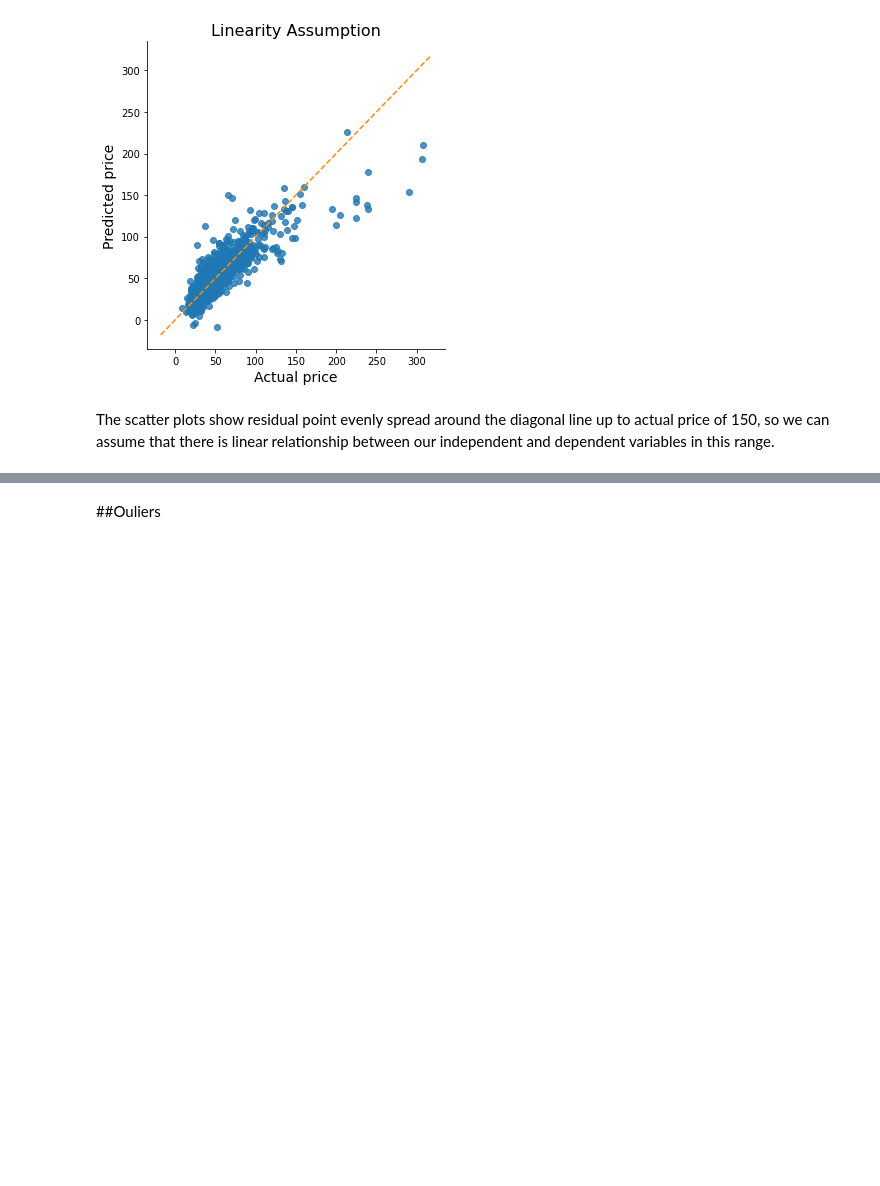
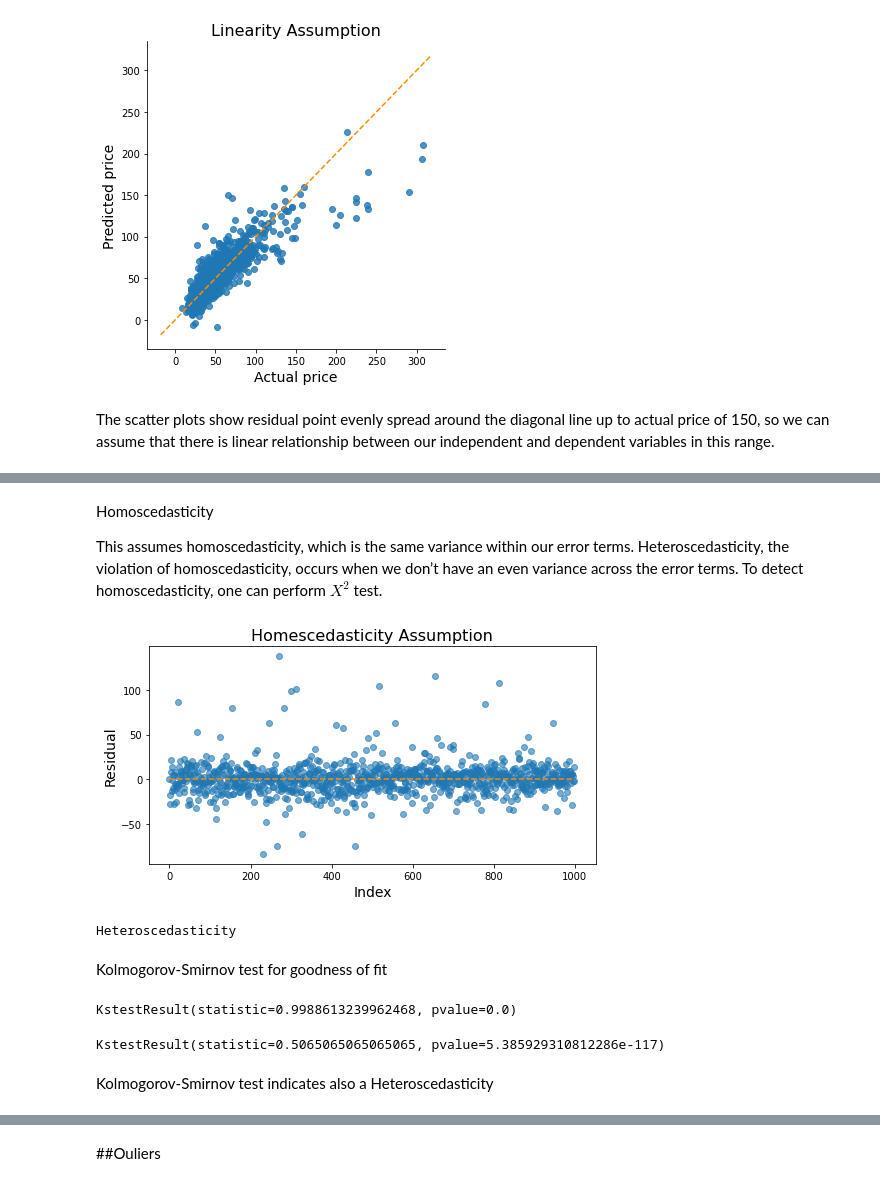
Before and after one commit to monikachudyba/MachineLearningProjects, a Jupyter notebook: Regression - House Pricing.ipynb, the cells around one changed output, grey strips where cells are left out. Drawn from its saved outputs; the diff is of its cells as text; code cells hidden in the pictures; blank space fills up the shorter version.

```diff
--- a/Regression - House Pricing.ipynb
+++ b/Regression - House Pricing.ipynb
@@ -421,0 +450,38 @@ The scatter plots show residual point evenly spread around the diagonal line up
+# %% [markdown]
+Homoscedasticity
+
+This assumes homoscedasticity, which is the same variance within our error terms. Heteroscedasticity, the violation of homoscedasticity, occurs when we don’t have an even variance across the error terms. To detect homoscedasticity, one can perform $Χ^2$ test.
+# %%
+# Plotting the residuals
+plt.subplots(figsize=(8, 4))
+plt.scatter(x=y.index[:-1], y=y.residual+1, alpha=0.6)
+plt.plot(np.repeat(0, len(y.index)+2), color='darkorange', linestyle='--')
+
+plt.ylabel('Residual', fontsize=14)
+plt.xlabel('Index', fontsize=14)
+plt.title('Homescedasticity Assumption', fontsize=16)
+plt.show()
+
+from scipy.stats import chisquare
+chi2 = chisquare(y.residual)
+
+if chi2[1] < 0.05:
+    print('Heteroscedasticity')
+else:
+    print('Homoscedasticity')
+# %% [output]
+[figure, added]
+Heteroscedasticity
+# %% [markdown]
+Kolmogorov-Smirnov test for goodness of fit
+# %%
+from scipy.stats import kstest, uniform, ks_2samp
+stats.kstest(y.residual+1, lambda x: uniform.cdf(x, loc=0, scale=998))
+# %% [output]
+KstestResult(statistic=0.9988613239962468, pvalue=0.0)
+# %%
+stats.kstest(y.residual, np.repeat(np.mean(y.residual), len(y.residual)))
+# %% [output]
+KstestResult(statistic=0.5065065065065065, pvalue=5.385929310812286e-117)
+# %% [markdown]
+Kolmogorov-Smirnov test indicates also a Heteroscedasticity
```
Also changed, not shown: parts of 5 cells of this notebook, 1 other file.
